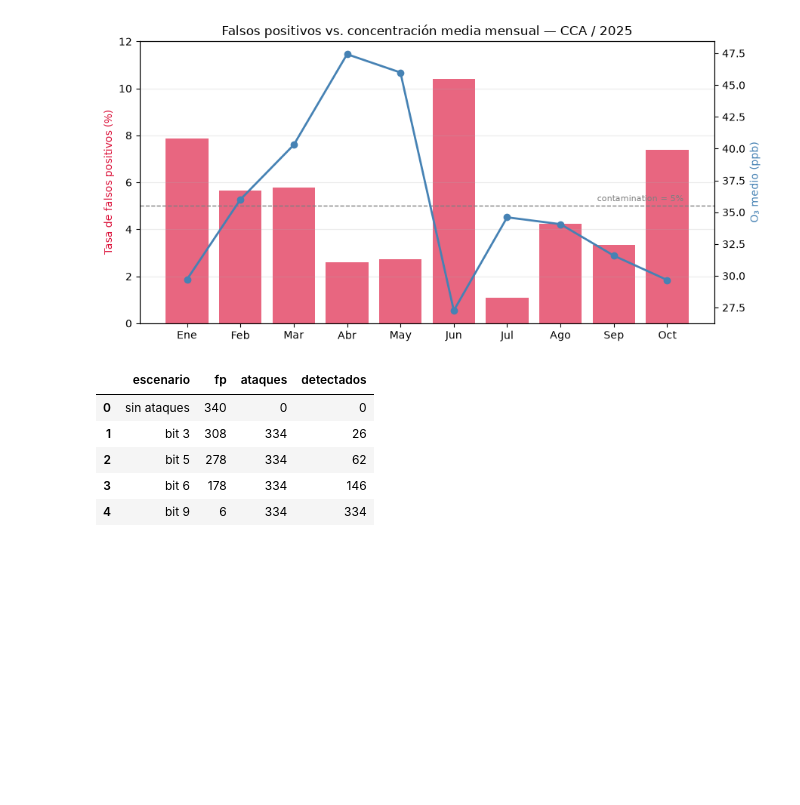
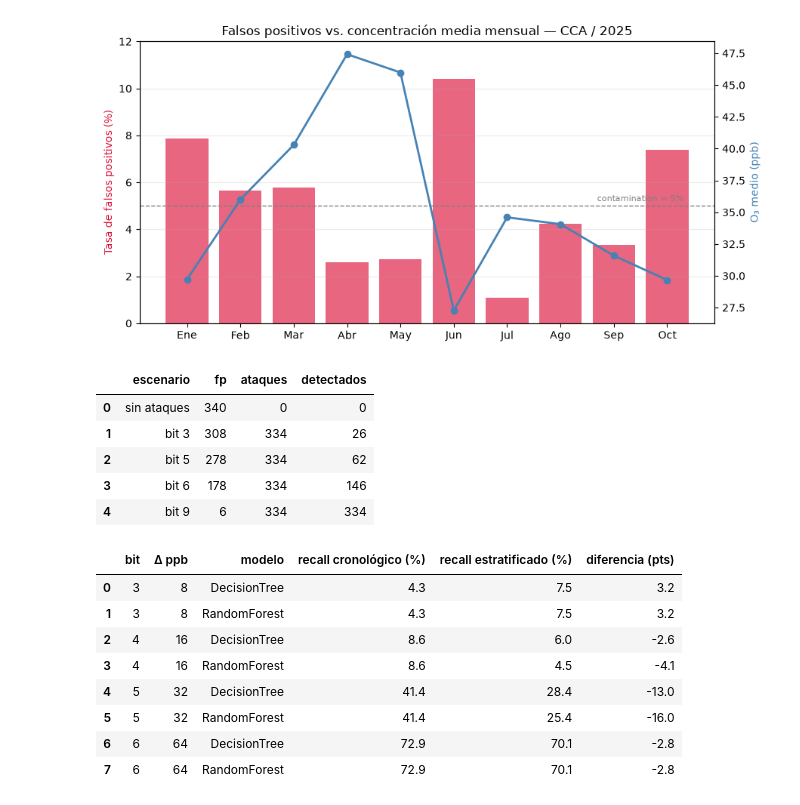
Before and after one commit to JoseLili/lorawan11-rama-detection, a Jupyter notebook: notebooks/06_deteccion.ipynb, the cells around one changed output. Drawn from its saved outputs; the diff is of its cells as text; code cells hidden in the pictures; blank space fills up the shorter version.

```diff
--- a/notebooks/06_deteccion.ipynb
+++ b/notebooks/06_deteccion.ipynb
@@ -381,32 +381,51 @@ res = []
 for bit in [3, 4, 5, 6]:
     df = cargar(bit)
     X, y = features(df), df.atacado.values
 
     n = int(len(X) * 0.8)
     splits = {
         'cronologico': (X[:n], X[n:], y[:n], y[n:]),
         'estratificado': train_test_split(X, y, test_size=0.2,
                                           random_state=42, stratify=y),
     }
 
     for s_nombre, (Xtr, Xte, ytr, yte) in splits.items():
         for m_nombre, factory in MODELOS.items():
             m = factory()
             m.fit(Xtr, ytr)
             p = m.predict(Xte)
             res.append({
                 'bit': bit,
                 'split': s_nombre,
                 'modelo': m_nombre,
                 'ataques_test': int(yte.sum()),
                 'recall_%': round(recall_score(yte, p, pos_label=1,
                                                zero_division=0)*100, 1),
                 'precision_%': round(precision_score(yte, p, pos_label=1,
                                                      zero_division=0)*100, 1),
                 'f2_%': round(fbeta_score(yte, p, beta=2, pos_label=1,
                                           zero_division=0)*100, 1),
             })
 
 comp = pd.DataFrame(res)
-comp.pivot_table(index=['bit', 'modelo'], columns='split',
-                 values='recall_%').round(1)
+tabla = comp.pivot_table(index=['bit', 'modelo'], columns='split',
+                         values='recall_%').reset_index()
+tabla.columns.name = None
+tabla['delta_ppb'] = 2 ** tabla['bit']
+tabla['diferencia'] = (tabla.estratificado - tabla.cronologico).round(1)
+
+tabla = tabla[['bit', 'delta_ppb', 'modelo', 'cronologico',
+               'estratificado', 'diferencia']]
+tabla.columns = ['bit', 'Δ ppb', 'modelo', 'recall cronológico (%)',
+                 'recall estratificado (%)', 'diferencia (pts)']
+tabla
+# %% [output]
+|  | bit | Δ ppb | modelo | recall cronológico (%) | recall estratificado (%) | diferencia (pts) |
+| 0 | 3 | 8 | DecisionTree | 4.3 | 7.5 | 3.2 |
+| 1 | 3 | 8 | RandomForest | 4.3 | 7.5 | 3.2 |
+| 2 | 4 | 16 | DecisionTree | 8.6 | 6.0 | -2.6 |
+| 3 | 4 | 16 | RandomForest | 8.6 | 4.5 | -4.1 |
+| 4 | 5 | 32 | DecisionTree | 41.4 | 28.4 | -13.0 |
+| 5 | 5 | 32 | RandomForest | 41.4 | 25.4 | -16.0 |
+| 6 | 6 | 64 | DecisionTree | 72.9 | 70.1 | -2.8 |
+| 7 | 6 | 64 | RandomForest | 72.9 | 70.1 | -2.8 |
```
Also changed, not shown: parts of 6 cells of this notebook, 1 other file.
